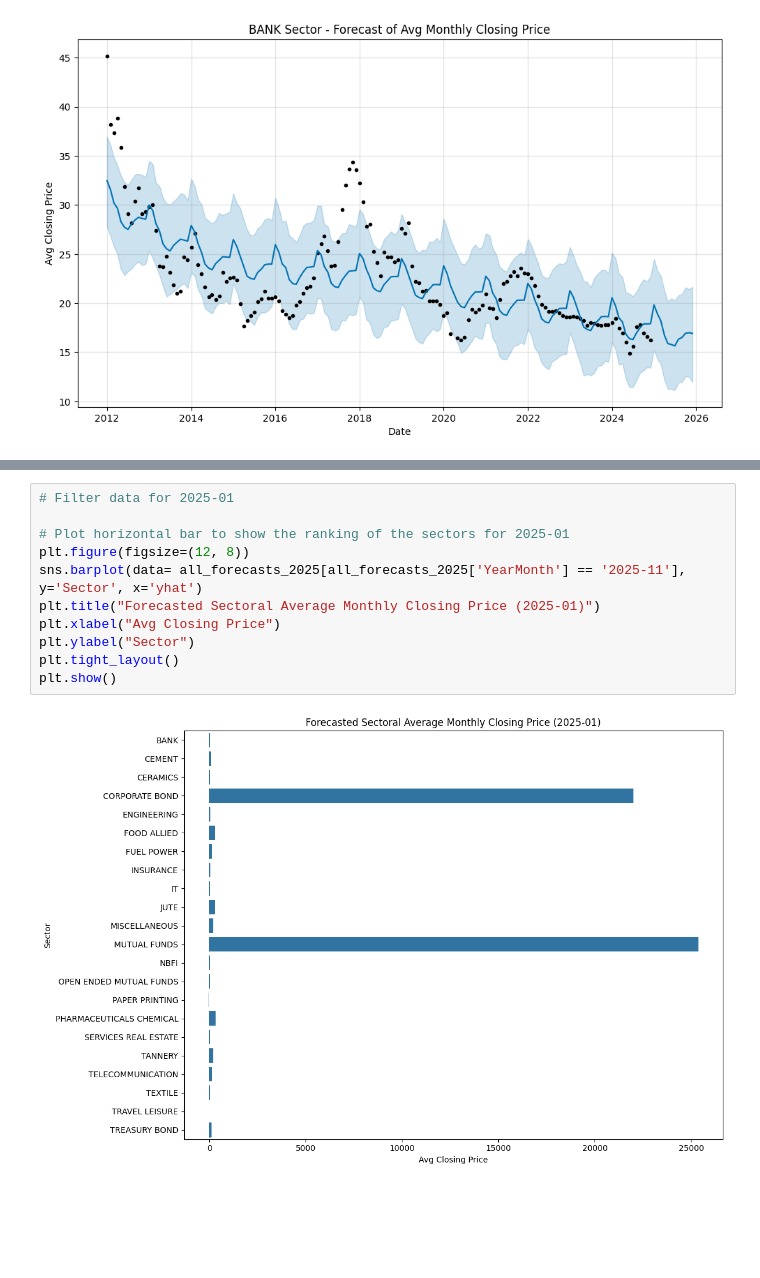
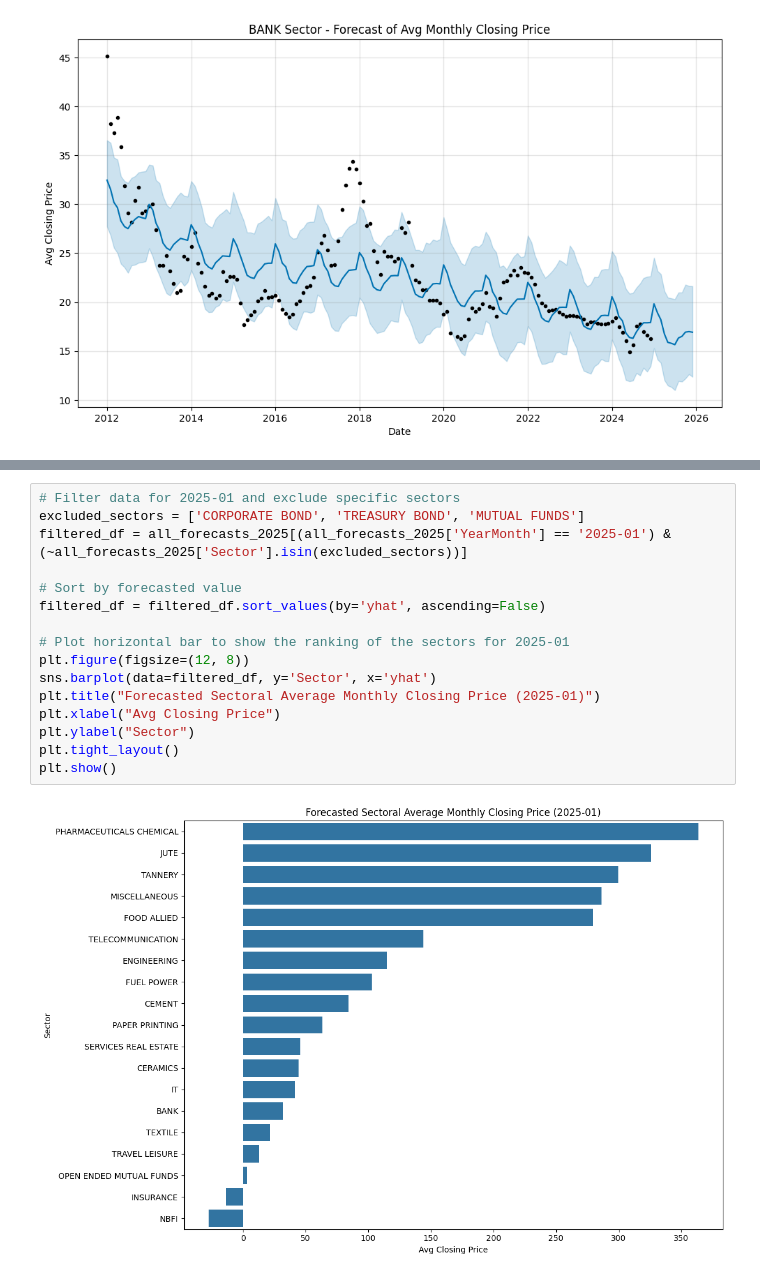
Before and after one commit to AsifZaman777/Sectoral-performance-prediction, a Jupyter notebook: SPF.ipynb, the cells around one changed output, grey strips where cells are left out. Cells and saved outputs as stored; diff of their text form; blank space fills up the shorter version.

Commit message:
excluded the bonds

```diff
--- a/SPF.ipynb
+++ b/SPF.ipynb
@@ -407,15 +391,20 @@ forecast_pivot.head(22)
 | TRAVEL LEISURE | 13.112132 | 10.783569 | 13.013633 | 9.686791 | 3.483115 | 5.029356 | 2.787556 | 0.446316 | 0.797445 | -8.013334 | -4.360990 |
 | TREASURY BOND | 91.880701 | 92.900066 | 105.892952 | 118.922047 | 99.680966 | 99.469013 | 97.431037 | 97.386837 | 97.618191 | 93.459108 | 97.261476 |
 # %%
-# Filter data for 2025-01
+# Filter data for 2025-01 and exclude specific sectors
+excluded_sectors = ['CORPORATE BOND', 'TREASURY BOND', 'MUTUAL FUNDS']
+filtered_df = all_forecasts_2025[(all_forecasts_2025['YearMonth'] == '2025-01') & (~all_forecasts_2025['Sector'].isin(excluded_sectors))]
+
+# Sort by forecasted value
+filtered_df = filtered_df.sort_values(by='yhat', ascending=False)
 
 # Plot horizontal bar to show the ranking of the sectors for 2025-01
 plt.figure(figsize=(12, 8))
-sns.barplot(data= all_forecasts_2025[all_forecasts_2025['YearMonth'] == '2025-11'], y='Sector', x='yhat')
+sns.barplot(data=filtered_df, y='Sector', x='yhat')
 plt.title("Forecasted Sectoral Average Monthly Closing Price (2025-01)")
 plt.xlabel("Avg Closing Price")
 plt.ylabel("Sector")
 plt.tight_layout()
 plt.show()
 # %% [output]
-[figure, old version]
+[figure, new version]
```
Also changed, not shown: parts of 4 cells of this notebook.
